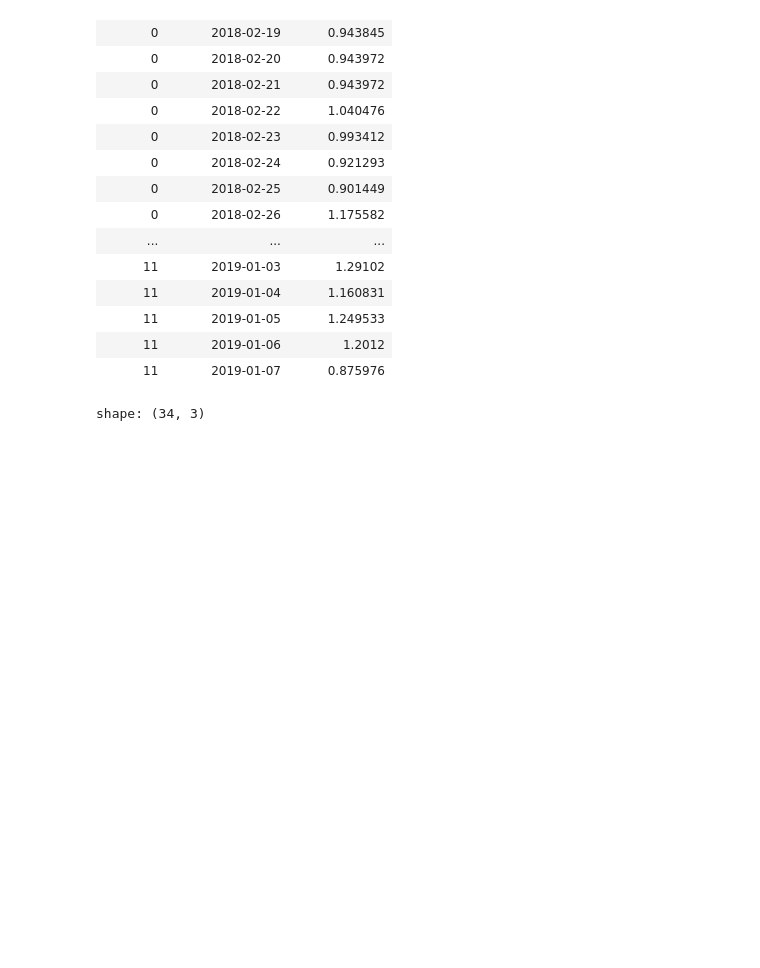
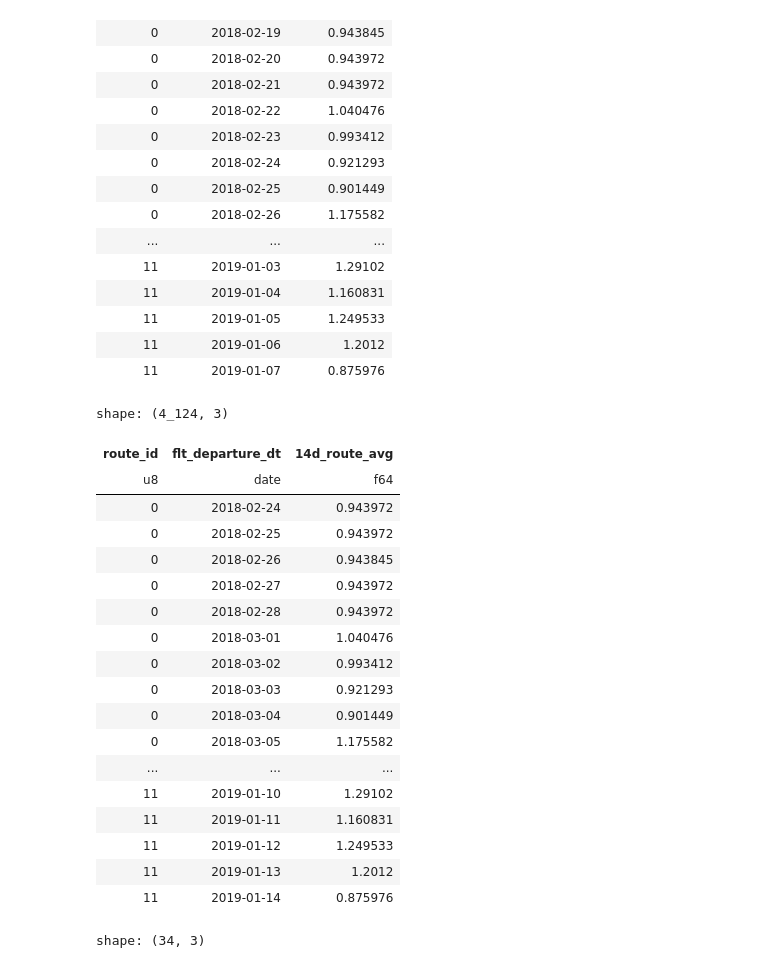
Before and after one commit to mayur7garg/FarePrediction, a Jupyter notebook: src/05 Gradient Boosting Regressor.ipynb, the cells around one changed output. Drawn from its saved outputs; the diff is of its cells as text; code cells hidden in the pictures; blank space fills up the shorter version.

```diff
--- a/src/05 Gradient Boosting Regressor.ipynb
+++ b/src/05 Gradient Boosting Regressor.ipynb
@@ -416,6 +394,46 @@ shape: (4_124, 3)
 | 11 | 2019-01-05 | 1.249533 |
 | 11 | 2019-01-06 | 1.2012 |
 | 11 | 2019-01-07 | 0.875976 |
+# %%
+route_2week_ago_fare = processed_train_df.group_by(
+    'route_id', 'flt_departure_dt'
+).agg(
+    pl.col('total_fare').mean()
+).with_columns(
+    pl.col('flt_departure_dt') + pl.duration(days = 14)
+).join(
+    route_mean_fares,
+    on = "route_id",
+    how = "left"
+).select(
+    pl.col('route_id'),
+    pl.col('flt_departure_dt'),
+    (
+        pl.col('total_fare') / pl.col('route_mean_fare')
+    ).alias('14d_route_avg')
+).sort('route_id', 'flt_departure_dt')
+
+route_2week_ago_fare
+# %% [output]
+shape: (4_124, 3)
+| route_id | flt_departure_dt | 14d_route_avg |
+| u8 | date | f64 |
+| 0 | 2018-02-24 | 0.943972 |
+| 0 | 2018-02-25 | 0.943972 |
+| 0 | 2018-02-26 | 0.943845 |
+| 0 | 2018-02-27 | 0.943972 |
+| 0 | 2018-02-28 | 0.943972 |
+| 0 | 2018-03-01 | 1.040476 |
+| 0 | 2018-03-02 | 0.993412 |
+| 0 | 2018-03-03 | 0.921293 |
+| 0 | 2018-03-04 | 0.901449 |
+| 0 | 2018-03-05 | 1.175582 |
+| ... | ... | ... |
+| 11 | 2019-01-10 | 1.29102 |
+| 11 | 2019-01-11 | 1.160831 |
+| 11 | 2019-01-12 | 1.249533 |
+| 11 | 2019-01-13 | 1.2012 |
+| 11 | 2019-01-14 | 0.875976 |
 # %%
 route_carrier_mean_fares = train_df.group_by('route_id', 'carrier').agg(
     pl.col('total_fare').mean().alias('route_carrier_mean_fare')
```
Also changed, not shown: parts of 26 cells of this notebook, 2 other files.
